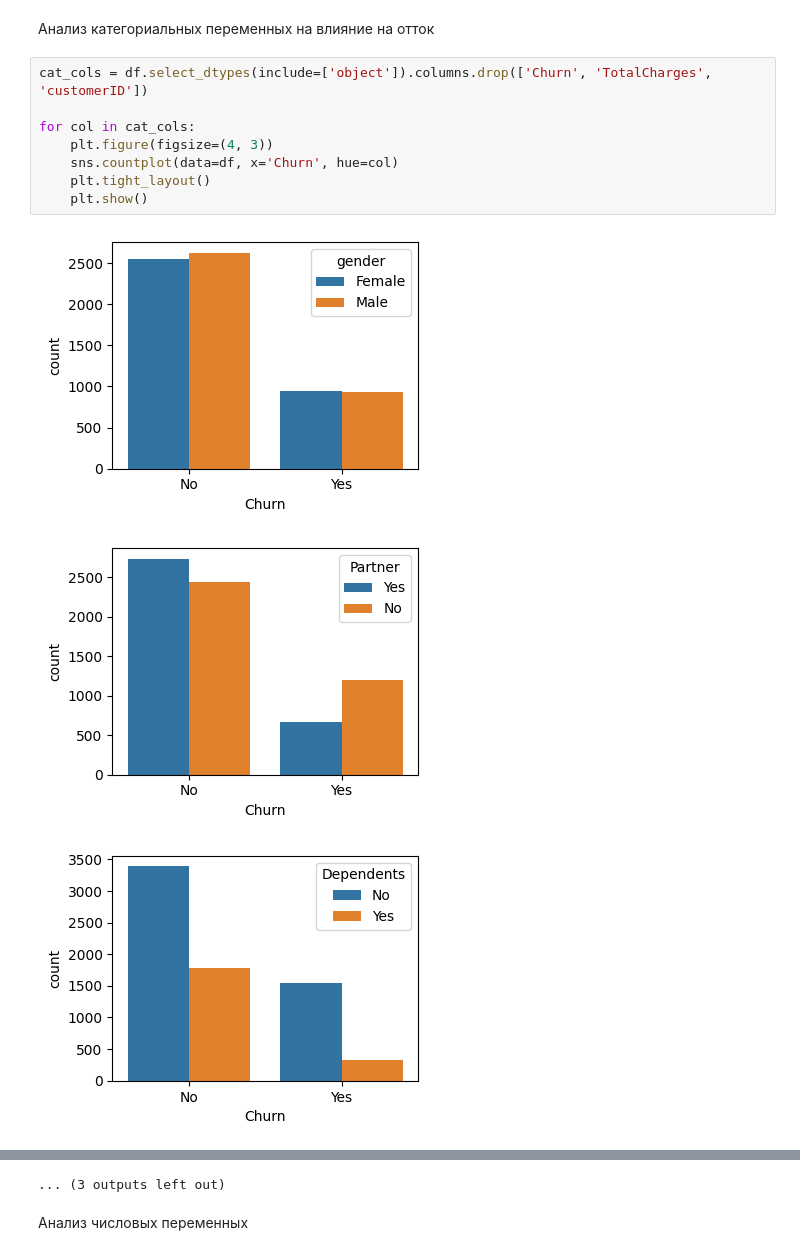
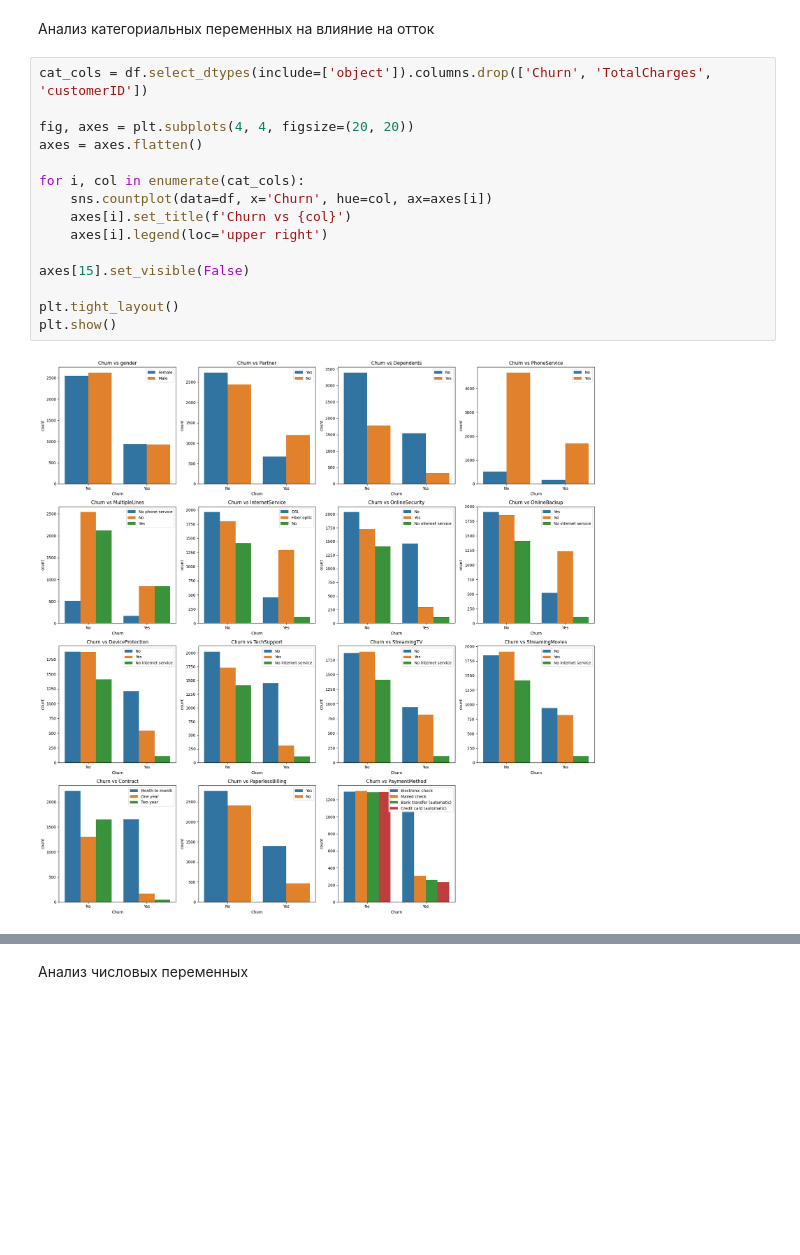
Before and after one commit to ilya-romanov-ig/telco-customer-churn-prediction, a Jupyter notebook: notebooks/01_eda.ipynb, the cells around one changed output, grey strips where cells are left out. Drawn from its saved outputs; the diff is of its cells as text; blank space fills up the shorter version.

```diff
--- a/notebooks/01_eda.ipynb
+++ b/notebooks/01_eda.ipynb
@@ -102,12 +102,17 @@ plt.show()
 # %%
 cat_cols = df.select_dtypes(include=['object']).columns.drop(['Churn', 'TotalCharges', 'customerID'])
 
-for col in cat_cols:
-    plt.figure(figsize=(4, 3))
-    sns.countplot(data=df, x='Churn', hue=col)
-    plt.tight_layout()
-    plt.show()
+fig, axes = plt.subplots(4, 4, figsize=(20, 20))
+axes = axes.flatten()
+
+for i, col in enumerate(cat_cols):
+    sns.countplot(data=df, x='Churn', hue=col, ax=axes[i])
+    axes[i].set_title(f'Churn vs {col}')
+    axes[i].legend(loc='upper right')
+
+axes[15].set_visible(False)
+
+plt.tight_layout()
+plt.show()
 # %% [output]
-[figure, old version]
+[figure, new version]
-[figure, removed]
-[figure, removed]
@@ -123,3 +119,2 @@ for col in cat_cols:
-... (3 outputs left out)
 # %% [markdown]
 Анализ числовых переменных
```
Also changed, not shown: parts of 4 cells of this notebook.
